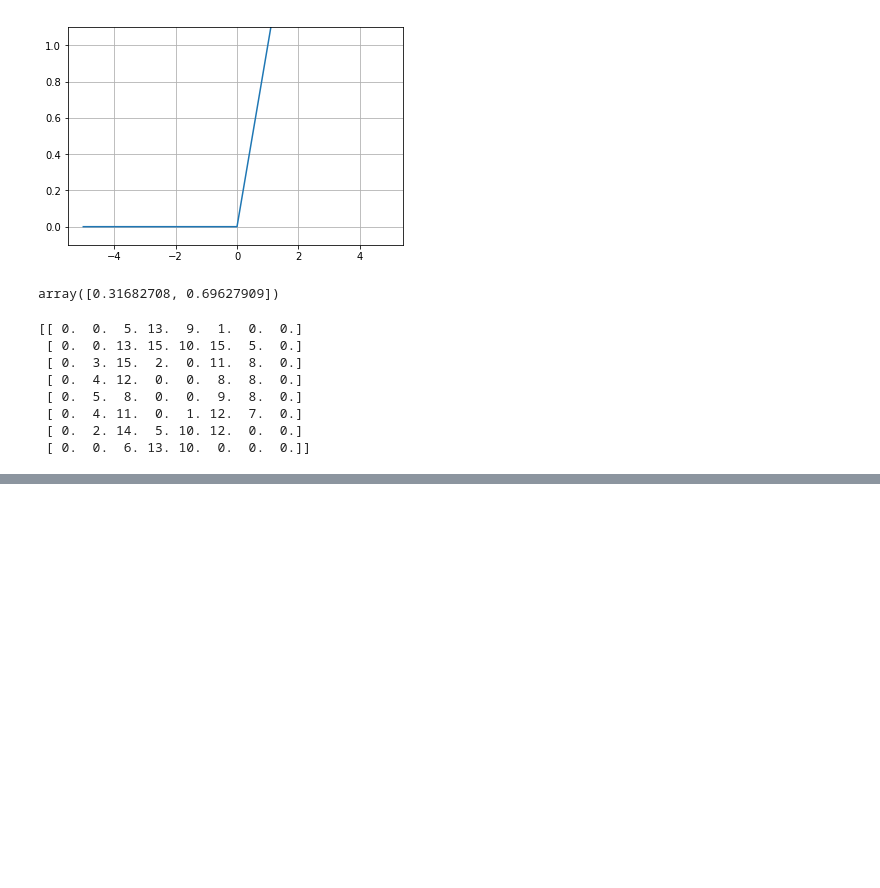
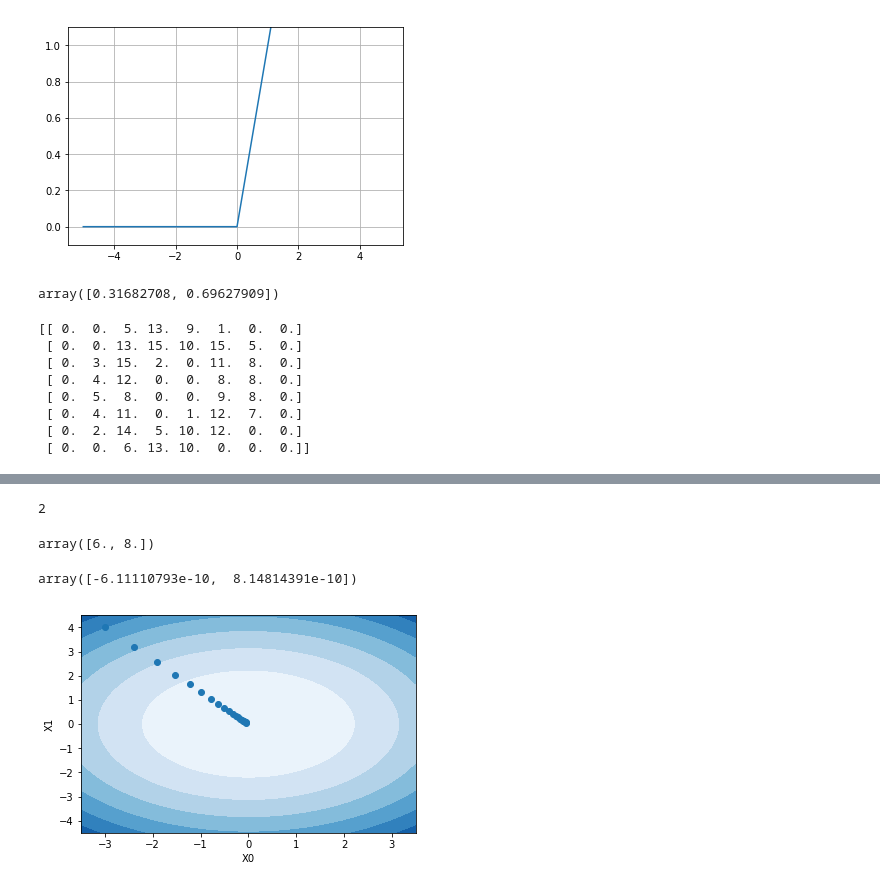
Before and after one commit to ckfanzhe/JupySum, a Jupyter notebook: SumLearn/Models/NeuralNetwork.ipynb, the cells around one changed output, grey strips where cells are left out. Saved outputs shown, nothing was run; the diff lists cells and outputs as text; code cells hidden in the pictures; blank space fills up the shorter version.

```diff
--- a/SumLearn/Models/NeuralNetwork.ipynb
+++ b/SumLearn/Models/NeuralNetwork.ipynb
@@ -136,0 +190,75 @@ print(f'预测值为：{np.where(y ==np.max(y))[0]}')
+# %%
+# 梯度
+def numerical_gradient(f,x):
+    h = 1e-4
+    grad = np.zeros_like(x)  # 生成和x形状相同的数值
+    for idx in range(x.size):
+        temp_val = x[idx]
+        # f(x+h)
+        x[idx] = temp_val + h
+        fxh1 = f(x)
+        # f(x-h)
+        x[idx] = temp_val - h
+        fxh2 = f(x)
+        grad[idx] = (fxh1-fxh2)/(2*h)
+        x[idx] = temp_val
+    return grad
+
+def function_2(x):
+    return np.sum(x**2)
+
+# 计算 函数 y = x1**2 + x2**2的梯度
+numerical_gradient(function_2, np.array([3.0,4.0]))
+# %% [output]
+2
+array([6., 8.])
+# %%
+# 实现梯度下降算法
+def gradient_descent(f, init_x, lr=0.01, step_num=100):
+    x = init_x
+    for i in range(step_num):
+        grad = numerical_gradient(f, x)
+        x -= lr*grad
+    return x
+
+gradient_descent(function_2, init_x=np.array([-3.0,4.0]),lr=0.1,step_num=100)
+# %% [output]
+array([-6.11110793e-10,  8.14814391e-10])
+# %%
+# 可视化此过程
+def gradient_descentest(f, init_x, lr=0.01, step_num=100):
+    x = init_x
+    x_history = []
+    for i in range(step_num):
+        x_history.append(x.copy())
+        grad = numerical_gradient(f, x)
+        x -= lr * grad
+    return x, np.array(x_history)
+
+# 计算x,y坐标等高线对应的高度值
+def f(x, y):
+    return x**2 + y**2
+
+init_x = np.array([-3.0, 4.0])
+lr = 0.1
+step_num = 20
+x, x_history = gradient_descentest(function_2, init_x, lr=lr, step_num=step_num)
+# 可大概看出最优解为（0,0）
+# plt.plot( [-5, 5], [0,0], '--b')
+# plt.plot( [0,0], [-5, 5], '--b')
+plt.plot(x_history[:,0], x_history[:,1], 'o')
+plt.xlim(-3.5, 3.5)
+plt.ylim(-4.5, 4.5)
+plt.xlabel("X0")
+plt.ylabel("X1")
+# 生成x,y的数据, n越多，图像越细腻
+n = 256
+x = np.linspace(-3.5, 3.5, n)
+y = np.linspace(-5, 5, n)
+# 把x,y数据生成mesh网格状的数据，因为等高线的显示是在网格的基础上添加上高度值
+X, Y = np.meshgrid(x, y)
+# 填充等高线
+plt.contourf(X, Y, f(X, Y),cmap=plt.cm.Blues)
+print('',end='')
+# %% [output]
+[figure, added]
```
Also changed, not shown: parts of 11 cells of this notebook, 2 other files.
